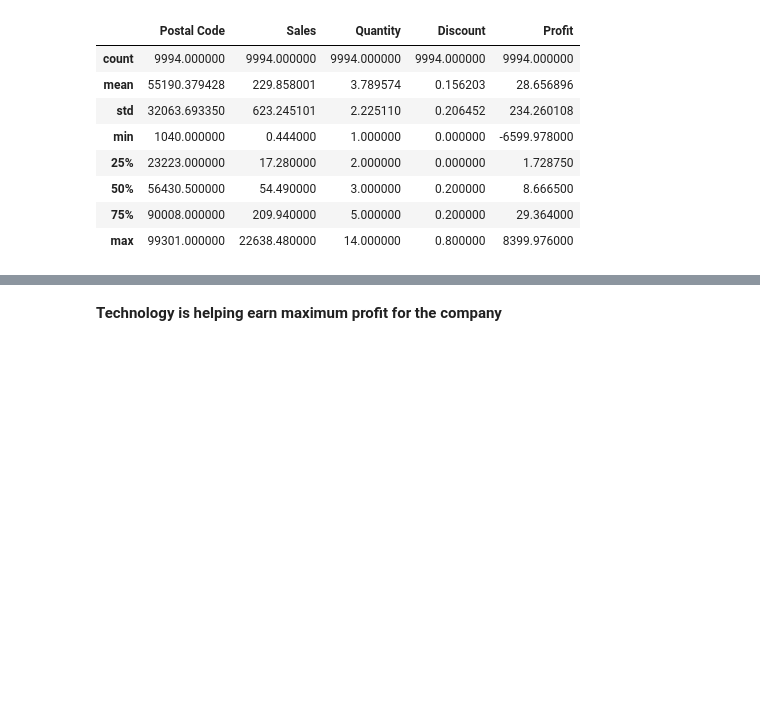
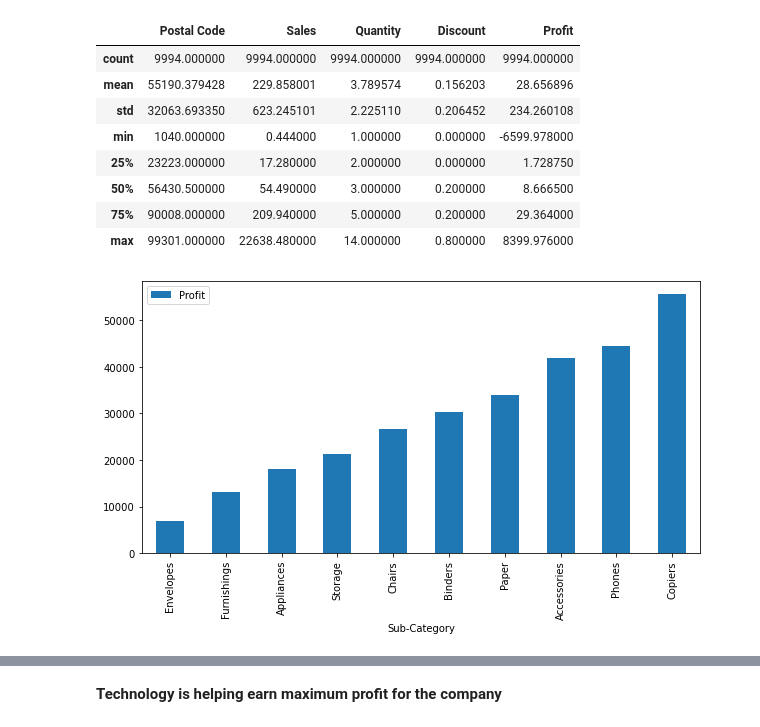
Before and after one commit to archydixit/Grip_Task_1, a Jupyter notebook: sol_task_3.ipynb, the cells around one changed output, grey strips where cells are left out. Cells and saved outputs as stored; diff of their text form; code cells hidden in the pictures; blank space fills up the shorter version.

```diff
--- a/sol_task_3.ipynb
+++ b/sol_task_3.ipynb
@@ -38,6 +46,14 @@ df.describe()
 | 50% | 56430.500000 | 54.490000 | 3.000000 | 0.200000 | 8.666500 |
 | 75% | 90008.000000 | 209.940000 | 5.000000 | 0.200000 | 29.364000 |
 | max | 99301.000000 | 22638.480000 | 14.000000 | 0.800000 | 8399.976000 |
+# %%
+df.groupby(by=["Sub-Category"])["Profit"].sum().reset_index().sort_values(["Profit"]).tail(10).plot(x="Sub-Category",
+                                                                                                        y="Profit",
+                                                                                                        kind = "bar",
+                                                                                                         figsize=(10,5))
+plt.show();
+# %% [output]
+[figure, added]
 # %%
 df.groupby(by=["Category"])["Profit"].sum().reset_index().sort_values(["Profit"]).tail(10).plot(x="Category",
                                                                                                         y="Profit",
```
Also changed, not shown: parts of 7 cells of this notebook.
